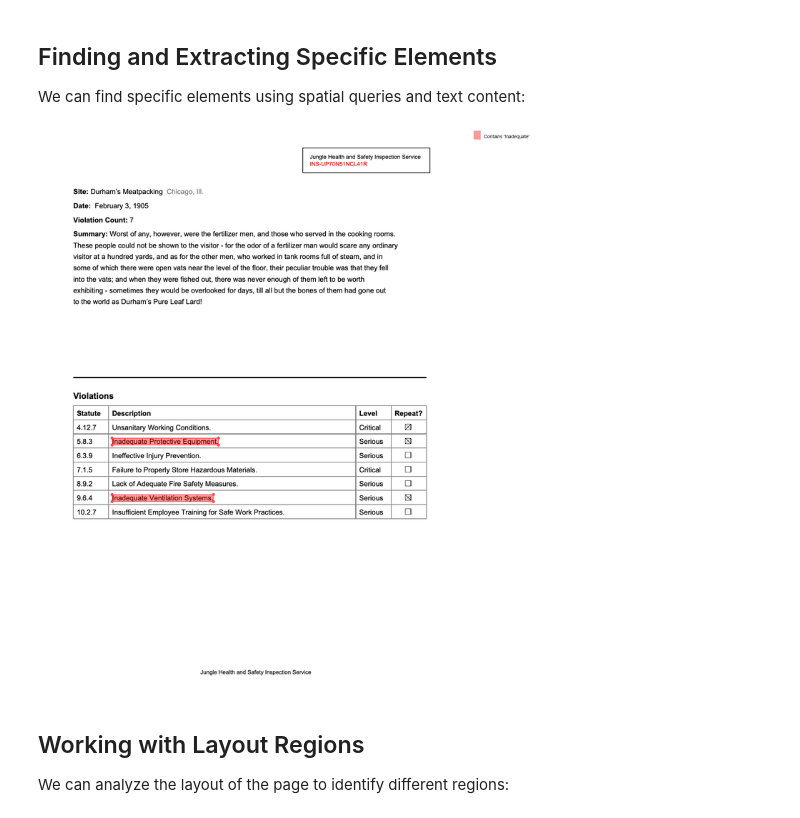
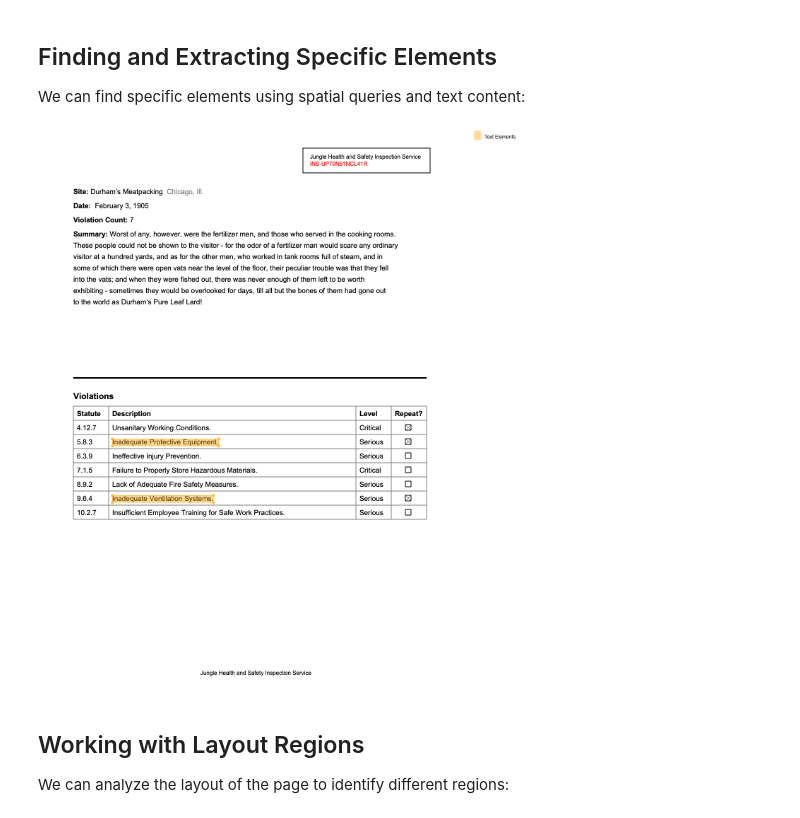
Before and after one commit to jsoma/natural-pdf, a Jupyter notebook: tutorials/01-loading-and-extraction/01-loading-and-extraction.ipynb, the cells around one changed output. Cells and saved outputs as stored; diff of their text form; code cells hidden in the pictures.

```diff
--- a/tutorials/01-loading-and-extraction/01-loading-and-extraction.ipynb
+++ b/tutorials/01-loading-and-extraction/01-loading-and-extraction.ipynb
@@ -55,15 +55,11 @@ We can find specific elements using spatial queries and text content:
 # %%
 # Find text elements containing specific words
 elements = page.find_all('text:contains("Inadequate")')
 
 # Show these elements on the page
-page.clear_highlights()
-elements.highlight(color="red", label="Contains 'Inadequate'")
-
-# Display the page to see them
-page.to_image(width=700)
+elements.show()
 # %% [output]
-[figure, old version]
+[figure, new version]
 # %% [markdown]
 ## Working with Layout Regions
 
```
Also changed, not shown: parts of 1 cell of this notebook, 28 other files.
